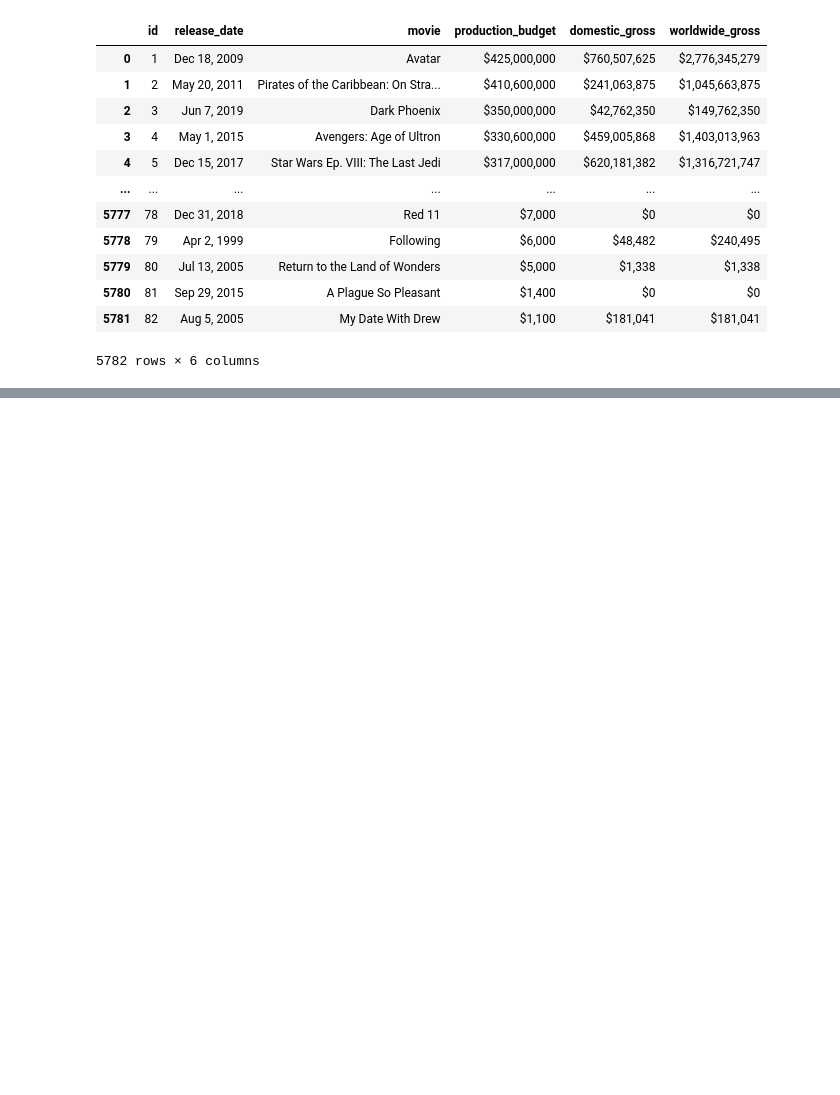
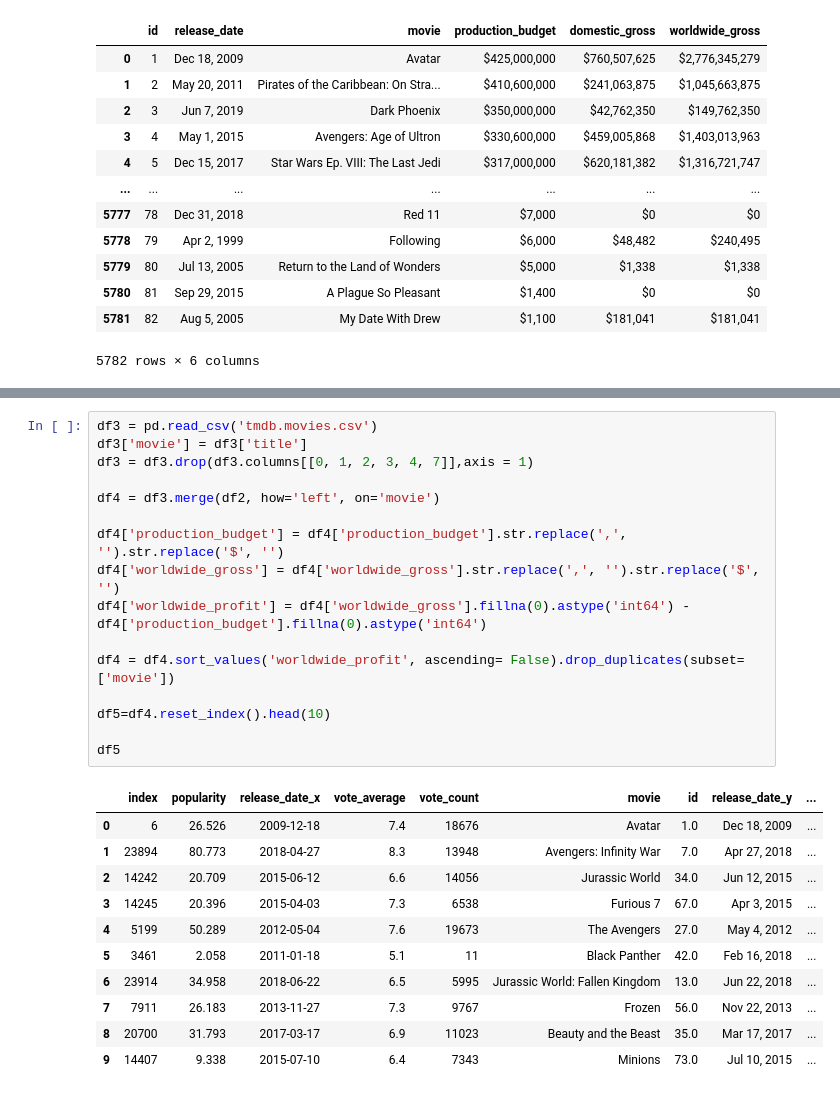
Before and after one commit to bkokin/semester_1_capstone, a Jupyter notebook: exploratory_work/Exploratory_Analysis_BK.ipynb, the cells around one changed output, grey strips where cells are left out. Cells and saved outputs as stored; diff of their text form; blank space fills up the shorter version.

```diff
--- a/exploratory_work/Exploratory_Analysis_BK.ipynb
+++ b/exploratory_work/Exploratory_Analysis_BK.ipynb
@@ -72,0 +51,28 @@ df2[df2.worldwide_profit > 1000000000].reset_index().head(10)
+# %%
+df3 = pd.read_csv('tmdb.movies.csv')
+df3['movie'] = df3['title']
+df3 = df3.drop(df3.columns[[0, 1, 2, 3, 4, 7]],axis = 1)
+
+df4 = df3.merge(df2, how='left', on='movie')
+
+df4['production_budget'] = df4['production_budget'].str.replace(',', '').str.replace('$', '')
+df4['worldwide_gross'] = df4['worldwide_gross'].str.replace(',', '').str.replace('$', '')
+df4['worldwide_profit'] = df4['worldwide_gross'].fillna(0).astype('int64') - df4['production_budget'].fillna(0).astype('int64')
+
+df4 = df4.sort_values('worldwide_profit', ascending= False).drop_duplicates(subset=['movie'])
+
+df5=df4.reset_index().head(10)
+
+df5
+# %% [output]
+|  | index | popularity | release_date_x | vote_average | vote_count | movie | id | release_date_y | ... |
+| 0 | 6 | 26.526 | 2009-12-18 | 7.4 | 18676 | Avatar | 1.0 | Dec 18, 2009 | ... |
+| 1 | 23894 | 80.773 | 2018-04-27 | 8.3 | 13948 | Avengers: Infinity War | 7.0 | Apr 27, 2018 | ... |
+| 2 | 14242 | 20.709 | 2015-06-12 | 6.6 | 14056 | Jurassic World | 34.0 | Jun 12, 2015 | ... |
+| 3 | 14245 | 20.396 | 2015-04-03 | 7.3 | 6538 | Furious 7 | 67.0 | Apr 3, 2015 | ... |
+| 4 | 5199 | 50.289 | 2012-05-04 | 7.6 | 19673 | The Avengers | 27.0 | May 4, 2012 | ... |
+| 5 | 3461 | 2.058 | 2011-01-18 | 5.1 | 11 | Black Panther | 42.0 | Feb 16, 2018 | ... |
+| 6 | 23914 | 34.958 | 2018-06-22 | 6.5 | 5995 | Jurassic World: Fallen Kingdom | 13.0 | Jun 22, 2018 | ... |
+| 7 | 7911 | 26.183 | 2013-11-27 | 7.3 | 9767 | Frozen | 56.0 | Nov 22, 2013 | ... |
+| 8 | 20700 | 31.793 | 2017-03-17 | 6.9 | 11023 | Beauty and the Beast | 35.0 | Mar 17, 2017 | ... |
+| 9 | 14407 | 9.338 | 2015-07-10 | 6.4 | 7343 | Minions | 73.0 | Jul 10, 2015 | ... |
```
Also changed, not shown: parts of 6 cells of this notebook, 1 other file.
